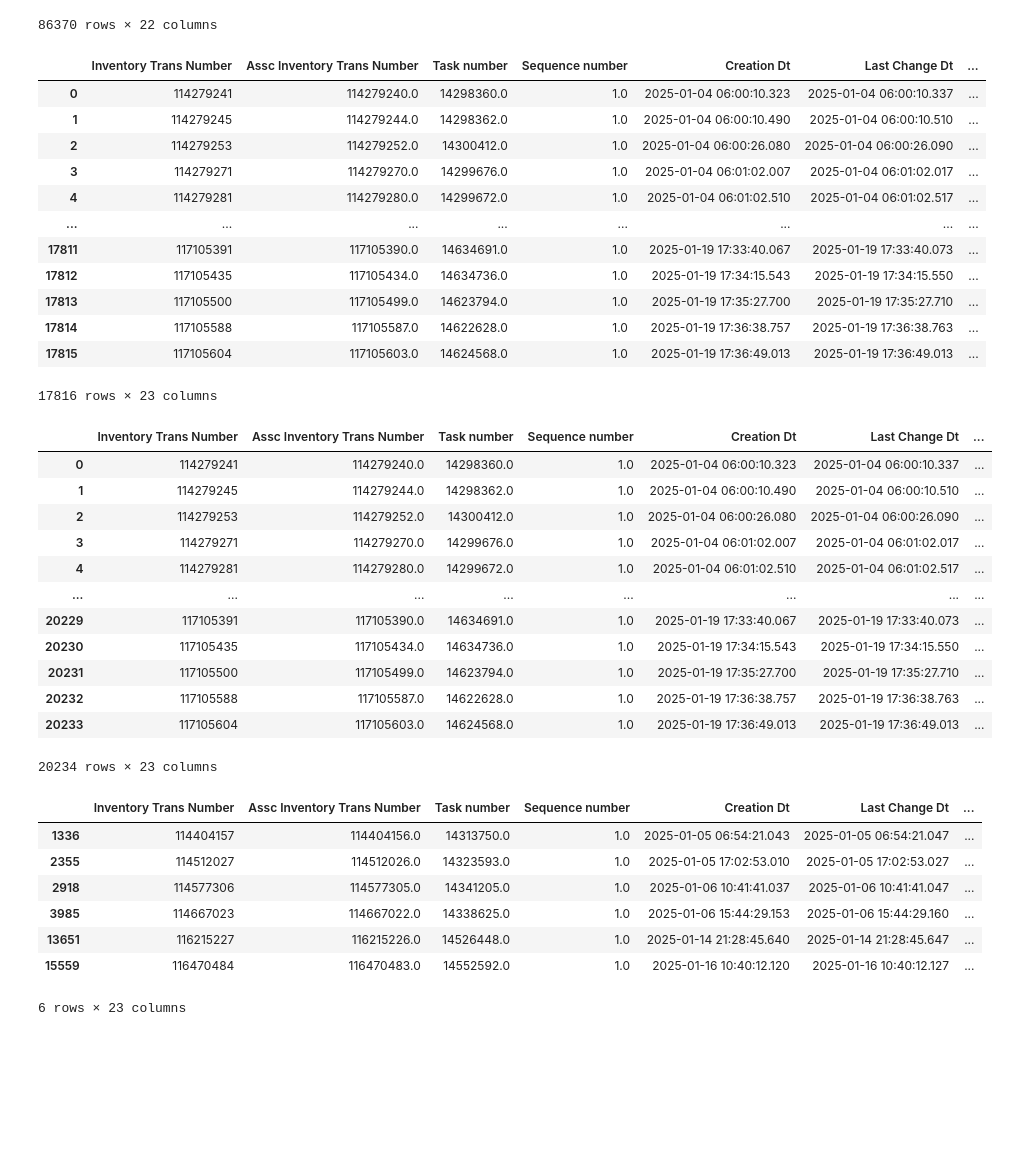
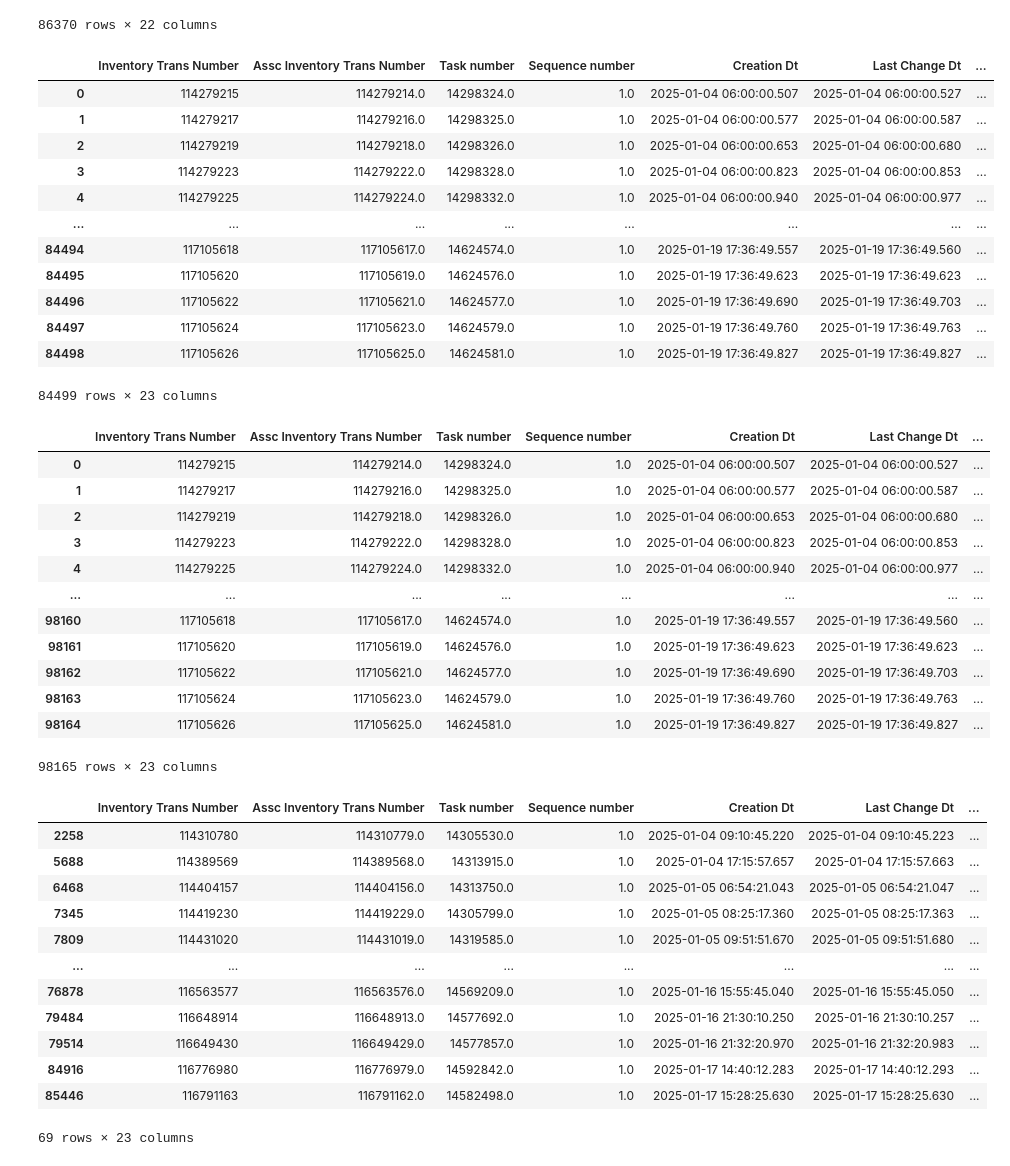
Before and after one commit to TomTom2028/SoftwareSim, a Jupyter notebook: AnalysisData-picktime-finder.ipynb, the cells around one changed output. Cells and saved outputs as stored; diff of their text form; code cells hidden in the pictures; blank space fills up the shorter version.

```diff
--- a/AnalysisData-picktime-finder.ipynb
+++ b/AnalysisData-picktime-finder.ipynb
@@ -47,75 +49,80 @@ loc_df
 import numpy as np
 columns = loc_df.columns.tolist() + ['delta']
 row_array = []
 prev_time_dict = {}
 for row in loc_df.itertuples(index=False):
     req_user_code = row[6]
     prev_time = prev_time_dict[req_user_code] if req_user_code in prev_time_dict else None
     if prev_time is None:
         prev_time = row[5]
         prev_time_dict[req_user_code] = prev_time
     else:
         delta = (row[5] - prev_time).total_seconds()
         qty = row[14]
 
         prev_time = row[5]
         prev_time_dict[req_user_code] = prev_time
         if delta > 100:
             continue
-        if delta < 0.5:
+        if delta < 0:
             continue
         delta /= qty
         row_dict = {}
         for i in range(len(columns) - 1):
             row_dict[columns[i]] = row[i]
         row_dict['delta'] = delta
         row_array.append(row_dict)
 
 deltad_df = pd.DataFrame(row_array, columns=loc_df.columns.tolist() + ['delta'])
 deltad_df
 # %% [output]
 |  | Inventory Trans Number | Assc Inventory Trans Number | Task number | Sequence number | Creation Dt | Last Change Dt | ... |
-| 0 | 114279241 | 114279240.0 | 14298360.0 | 1.0 | 2025-01-04 06:00:10.323 | 2025-01-04 06:00:10.337 | ... |
-| 1 | 114279245 | 114279244.0 | 14298362.0 | 1.0 | 2025-01-04 06:00:10.490 | 2025-01-04 06:00:10.510 | ... |
-| 2 | 114279253 | 114279252.0 | 14300412.0 | 1.0 | 2025-01-04 06:00:26.080 | 2025-01-04 06:00:26.090 | ... |
-| 3 | 114279271 | 114279270.0 | 14299676.0 | 1.0 | 2025-01-04 06:01:02.007 | 2025-01-04 06:01:02.017 | ... |
-| 4 | 114279281 | 114279280.0 | 14299672.0 | 1.0 | 2025-01-04 06:01:02.510 | 2025-01-04 06:01:02.517 | ... |
+| 0 | 114279215 | 114279214.0 | 14298324.0 | 1.0 | 2025-01-04 06:00:00.507 | 2025-01-04 06:00:00.527 | ... |
+| 1 | 114279217 | 114279216.0 | 14298325.0 | 1.0 | 2025-01-04 06:00:00.577 | 2025-01-04 06:00:00.587 | ... |
+| 2 | 114279219 | 114279218.0 | 14298326.0 | 1.0 | 2025-01-04 06:00:00.653 | 2025-01-04 06:00:00.680 | ... |
+| 3 | 114279223 | 114279222.0 | 14298328.0 | 1.0 | 2025-01-04 06:00:00.823 | 2025-01-04 06:00:00.853 | ... |
+| 4 | 114279225 | 114279224.0 | 14298332.0 | 1.0 | 2025-01-04 06:00:00.940 | 2025-01-04 06:00:00.977 | ... |
 | ... | ... | ... | ... | ... | ... | ... | ... |
-| 17811 | 117105391 | 117105390.0 | 14634691.0 | 1.0 | 2025-01-19 17:33:40.067 | 2025-01-19 17:33:40.073 | ... |
-| 17812 | 117105435 | 117105434.0 | 14634736.0 | 1.0 | 2025-01-19 17:34:15.543 | 2025-01-19 17:34:15.550 | ... |
-| 17813 | 117105500 | 117105499.0 | 14623794.0 | 1.0 | 2025-01-19 17:35:27.700 | 2025-01-19 17:35:27.710 | ... |
-| 17814 | 117105588 | 117105587.0 | 14622628.0 | 1.0 | 2025-01-19 17:36:38.757 | 2025-01-19 17:36:38.763 | ... |
-| 17815 | 117105604 | 117105603.0 | 14624568.0 | 1.0 | 2025-01-19 17:36:49.013 | 2025-01-19 17:36:49.013 | ... |
+| 84494 | 117105618 | 117105617.0 | 14624574.0 | 1.0 | 2025-01-19 17:36:49.557 | 2025-01-19 17:36:49.560 | ... |
+| 84495 | 117105620 | 117105619.0 | 14624576.0 | 1.0 | 2025-01-19 17:36:49.623 | 2025-01-19 17:36:49.623 | ... |
+| 84496 | 117105622 | 117105621.0 | 14624577.0 | 1.0 | 2025-01-19 17:36:49.690 | 2025-01-19 17:36:49.703 | ... |
+| 84497 | 117105624 | 117105623.0 | 14624579.0 | 1.0 | 2025-01-19 17:36:49.760 | 2025-01-19 17:36:49.763 | ... |
+| 84498 | 117105626 | 117105625.0 | 14624581.0 | 1.0 | 2025-01-19 17:36:49.827 | 2025-01-19 17:36:49.827 | ... |
-17816 rows × 23 columns
+84499 rows × 23 columns
 # %%
 expanded_deltad_df = deltad_df.loc[deltad_df.index.repeat(deltad_df['Inventory Qty'])].reset_index(drop=True)
 expanded_deltad_df
 # %% [output]
 |  | Inventory Trans Number | Assc Inventory Trans Number | Task number | Sequence number | Creation Dt | Last Change Dt | ... |
-| 0 | 114279241 | 114279240.0 | 14298360.0 | 1.0 | 2025-01-04 06:00:10.323 | 2025-01-04 06:00:10.337 | ... |
-| 1 | 114279245 | 114279244.0 | 14298362.0 | 1.0 | 2025-01-04 06:00:10.490 | 2025-01-04 06:00:10.510 | ... |
-| 2 | 114279253 | 114279252.0 | 14300412.0 | 1.0 | 2025-01-04 06:00:26.080 | 2025-01-04 06:00:26.090 | ... |
-| 3 | 114279271 | 114279270.0 | 14299676.0 | 1.0 | 2025-01-04 06:01:02.007 | 2025-01-04 06:01:02.017 | ... |
-| 4 | 114279281 | 114279280.0 | 14299672.0 | 1.0 | 2025-01-04 06:01:02.510 | 2025-01-04 06:01:02.517 | ... |
+| 0 | 114279215 | 114279214.0 | 14298324.0 | 1.0 | 2025-01-04 06:00:00.507 | 2025-01-04 06:00:00.527 | ... |
+| 1 | 114279217 | 114279216.0 | 14298325.0 | 1.0 | 2025-01-04 06:00:00.577 | 2025-01-04 06:00:00.587 | ... |
+| 2 | 114279219 | 114279218.0 | 14298326.0 | 1.0 | 2025-01-04 06:00:00.653 | 2025-01-04 06:00:00.680 | ... |
+| 3 | 114279223 | 114279222.0 | 14298328.0 | 1.0 | 2025-01-04 06:00:00.823 | 2025-01-04 06:00:00.853 | ... |
+| 4 | 114279225 | 114279224.0 | 14298332.0 | 1.0 | 2025-01-04 06:00:00.940 | 2025-01-04 06:00:00.977 | ... |
 | ... | ... | ... | ... | ... | ... | ... | ... |
-| 20229 | 117105391 | 117105390.0 | 14634691.0 | 1.0 | 2025-01-19 17:33:40.067 | 2025-01-19 17:33:40.073 | ... |
-| 20230 | 117105435 | 117105434.0 | 14634736.0 | 1.0 | 2025-01-19 17:34:15.543 | 2025-01-19 17:34:15.550 | ... |
-| 20231 | 117105500 | 117105499.0 | 14623794.0 | 1.0 | 2025-01-19 17:35:27.700 | 2025-01-19 17:35:27.710 | ... |
-| 20232 | 117105588 | 117105587.0 | 14622628.0 | 1.0 | 2025-01-19 17:36:38.757 | 2025-01-19 17:36:38.763 | ... |
-| 20233 | 117105604 | 117105603.0 | 14624568.0 | 1.0 | 2025-01-19 17:36:49.013 | 2025-01-19 17:36:49.013 | ... |
+| 98160 | 117105618 | 117105617.0 | 14624574.0 | 1.0 | 2025-01-19 17:36:49.557 | 2025-01-19 17:36:49.560 | ... |
+| 98161 | 117105620 | 117105619.0 | 14624576.0 | 1.0 | 2025-01-19 17:36:49.623 | 2025-01-19 17:36:49.623 | ... |
+| 98162 | 117105622 | 117105621.0 | 14624577.0 | 1.0 | 2025-01-19 17:36:49.690 | 2025-01-19 17:36:49.703 | ... |
+| 98163 | 117105624 | 117105623.0 | 14624579.0 | 1.0 | 2025-01-19 17:36:49.760 | 2025-01-19 17:36:49.763 | ... |
+| 98164 | 117105626 | 117105625.0 | 14624581.0 | 1.0 | 2025-01-19 17:36:49.827 | 2025-01-19 17:36:49.827 | ... |
-20234 rows × 23 columns
+98165 rows × 23 columns
 # %%
 subset_specific_item = expanded_deltad_df[expanded_deltad_df['Item code'] == 625]
 subset_specific_item
 # %% [output]
 |  | Inventory Trans Number | Assc Inventory Trans Number | Task number | Sequence number | Creation Dt | Last Change Dt | ... |
-| 1336 | 114404157 | 114404156.0 | 14313750.0 | 1.0 | 2025-01-05 06:54:21.043 | 2025-01-05 06:54:21.047 | ... |
-| 2355 | 114512027 | 114512026.0 | 14323593.0 | 1.0 | 2025-01-05 17:02:53.010 | 2025-01-05 17:02:53.027 | ... |
-| 2918 | 114577306 | 114577305.0 | 14341205.0 | 1.0 | 2025-01-06 10:41:41.037 | 2025-01-06 10:41:41.047 | ... |
-| 3985 | 114667023 | 114667022.0 | 14338625.0 | 1.0 | 2025-01-06 15:44:29.153 | 2025-01-06 15:44:29.160 | ... |
-| 13651 | 116215227 | 116215226.0 | 14526448.0 | 1.0 | 2025-01-14 21:28:45.640 | 2025-01-14 21:28:45.647 | ... |
-| 15559 | 116470484 | 116470483.0 | 14552592.0 | 1.0 | 2025-01-16 10:40:12.120 | 2025-01-16 10:40:12.127 | ... |
+| 2258 | 114310780 | 114310779.0 | 14305530.0 | 1.0 | 2025-01-04 09:10:45.220 | 2025-01-04 09:10:45.223 | ... |
+| 5688 | 114389569 | 114389568.0 | 14313915.0 | 1.0 | 2025-01-04 17:15:57.657 | 2025-01-04 17:15:57.663 | ... |
+| 6468 | 114404157 | 114404156.0 | 14313750.0 | 1.0 | 2025-01-05 06:54:21.043 | 2025-01-05 06:54:21.047 | ... |
+| 7345 | 114419230 | 114419229.0 | 14305799.0 | 1.0 | 2025-01-05 08:25:17.360 | 2025-01-05 08:25:17.363 | ... |
+| 7809 | 114431020 | 114431019.0 | 14319585.0 | 1.0 | 2025-01-05 09:51:51.670 | 2025-01-05 09:51:51.680 | ... |
+| ... | ... | ... | ... | ... | ... | ... | ... |
+| 76878 | 116563577 | 116563576.0 | 14569209.0 | 1.0 | 2025-01-16 15:55:45.040 | 2025-01-16 15:55:45.050 | ... |
+| 79484 | 116648914 | 116648913.0 | 14577692.0 | 1.0 | 2025-01-16 21:30:10.250 | 2025-01-16 21:30:10.257 | ... |
+| 79514 | 116649430 | 116649429.0 | 14577857.0 | 1.0 | 2025-01-16 21:32:20.970 | 2025-01-16 21:32:20.983 | ... |
+| 84916 | 116776980 | 116776979.0 | 14592842.0 | 1.0 | 2025-01-17 14:40:12.283 | 2025-01-17 14:40:12.293 | ... |
+| 85446 | 116791163 | 116791162.0 | 14582498.0 | 1.0 | 2025-01-17 15:28:25.630 | 2025-01-17 15:28:25.630 | ... |
-6 rows × 23 columns
+69 rows × 23 columns
 # %%
 deltad_grouping_item = expanded_deltad_df[['Item code', 'delta']].groupby('Item code').agg({'delta': ['mean', 'std', 'count']})
 deltad_grouping_item.columns = ['_'.join(col).strip() for col in deltad_grouping_item.columns.values]
```
Also changed, not shown: parts of 7 cells of this notebook, 1 other file.
